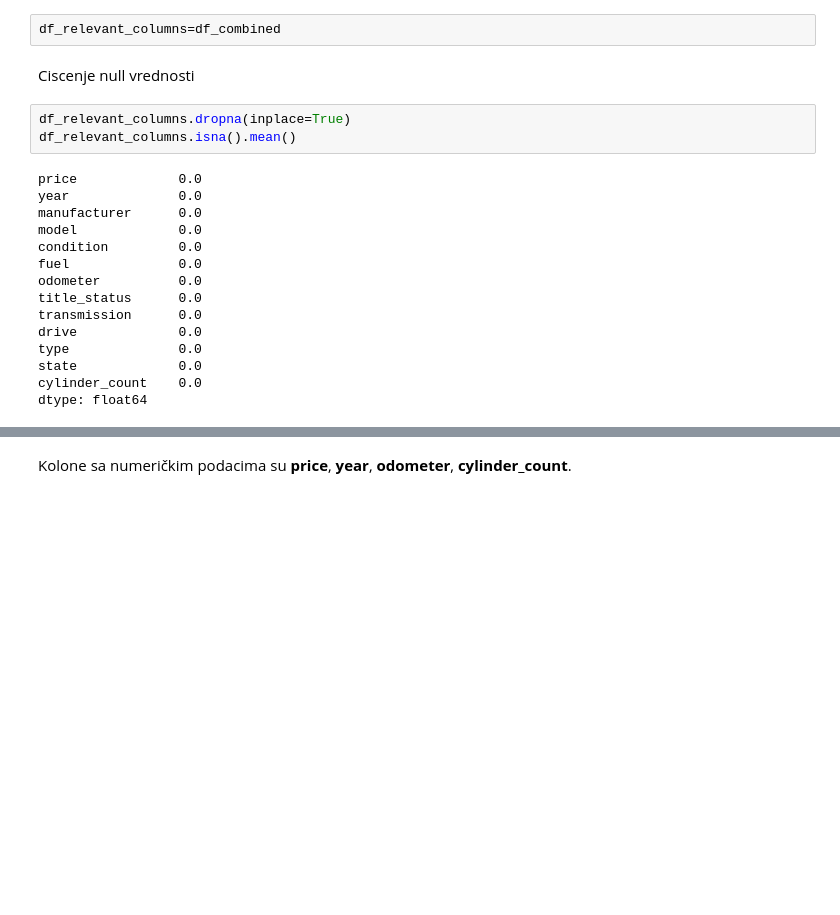
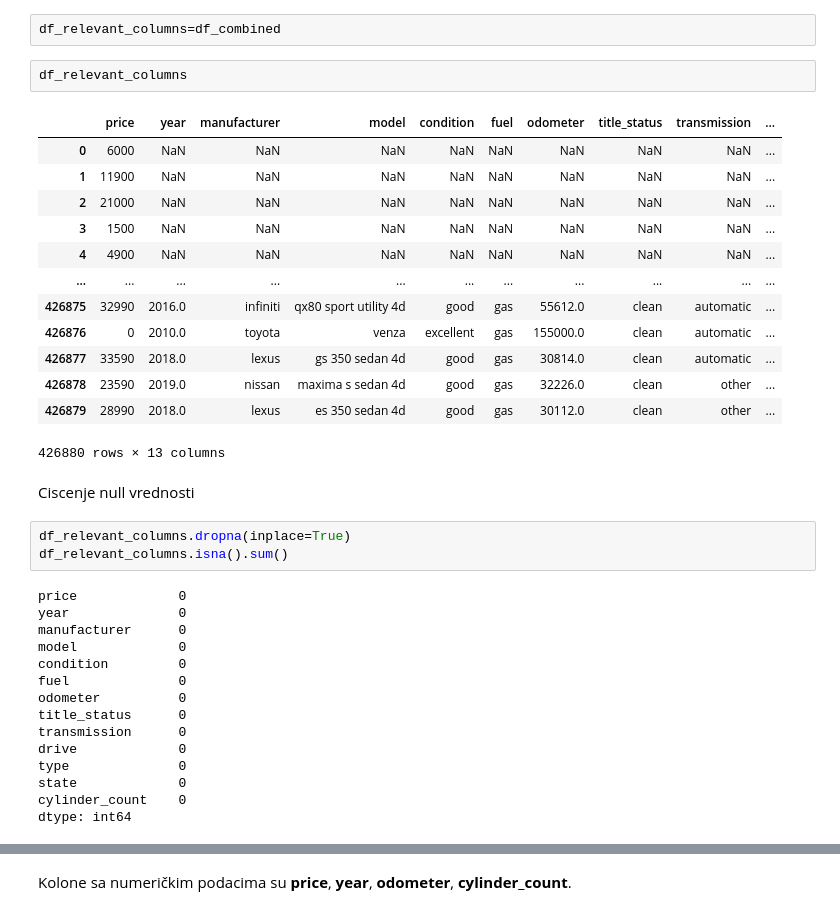
Before and after one commit to chevisha/used_cars_price_prediction, a Jupyter notebook: study.ipynb, the cells around one changed output, grey strips where cells are left out. Saved outputs shown, nothing was run; the diff lists cells and outputs as text; blank space fills up the shorter version.

```diff
--- a/study.ipynb
+++ b/study.ipynb
@@ -462,23 +516,39 @@ See the caveats in the documentation: https://pandas.pydata.org/pandas-docs/stab
   df_cylinder_unknown['cylinder_count']=predicted_cylinders
 # %%
 df_relevant_columns=df_combined
+# %%
+df_relevant_columns
+# %% [output]
+|  | price | year | manufacturer | model | condition | fuel | odometer | title_status | transmission | ... |
+| 0 | 6000 | NaN | NaN | NaN | NaN | NaN | NaN | NaN | NaN | ... |
+| 1 | 11900 | NaN | NaN | NaN | NaN | NaN | NaN | NaN | NaN | ... |
+| 2 | 21000 | NaN | NaN | NaN | NaN | NaN | NaN | NaN | NaN | ... |
+| 3 | 1500 | NaN | NaN | NaN | NaN | NaN | NaN | NaN | NaN | ... |
+| 4 | 4900 | NaN | NaN | NaN | NaN | NaN | NaN | NaN | NaN | ... |
+| ... | ... | ... | ... | ... | ... | ... | ... | ... | ... | ... |
+| 426875 | 32990 | 2016.0 | infiniti | qx80 sport utility 4d | good | gas | 55612.0 | clean | automatic | ... |
+| 426876 | 0 | 2010.0 | toyota | venza | excellent | gas | 155000.0 | clean | automatic | ... |
+| 426877 | 33590 | 2018.0 | lexus | gs 350 sedan 4d | good | gas | 30814.0 | clean | automatic | ... |
+| 426878 | 23590 | 2019.0 | nissan | maxima s sedan 4d | good | gas | 32226.0 | clean | other | ... |
+| 426879 | 28990 | 2018.0 | lexus | es 350 sedan 4d | good | gas | 30112.0 | clean | other | ... |
+426880 rows × 13 columns
 # %% [markdown]
 Ciscenje null vrednosti
 # %%
 df_relevant_columns.dropna(inplace=True)
-df_relevant_columns.isna().mean()
+df_relevant_columns.isna().sum()
 # %% [output]
-price             0.0
-year              0.0
-manufacturer      0.0
-model             0.0
-condition         0.0
-fuel              0.0
-odometer          0.0
-title_status      0.0
-transmission      0.0
-drive             0.0
-type              0.0
-state             0.0
-cylinder_count    0.0
-dtype: float64
+price             0
+year              0
+manufacturer      0
+model             0
+condition         0
+fuel              0
+odometer          0
+title_status      0
+transmission      0
+drive             0
+type              0
+state             0
+cylinder_count    0
+dtype: int64
```
Also changed, not shown: parts of 41 cells of this notebook, 4 other files.
